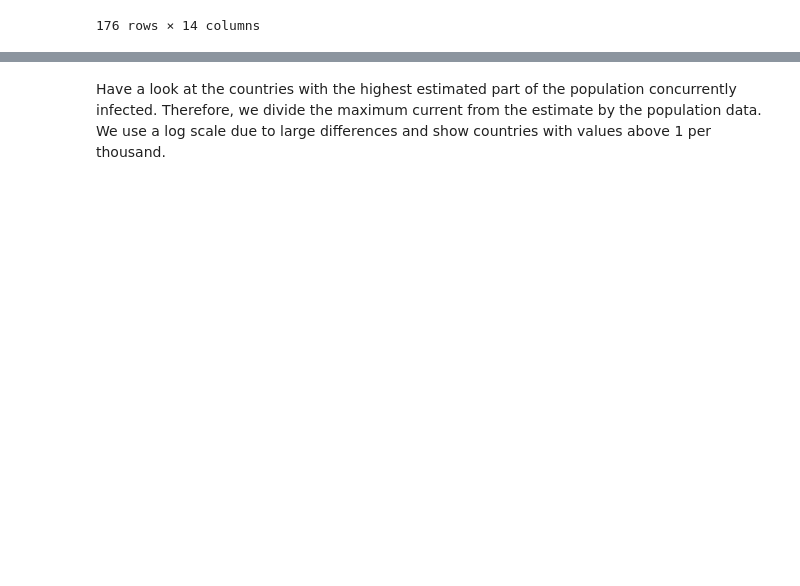
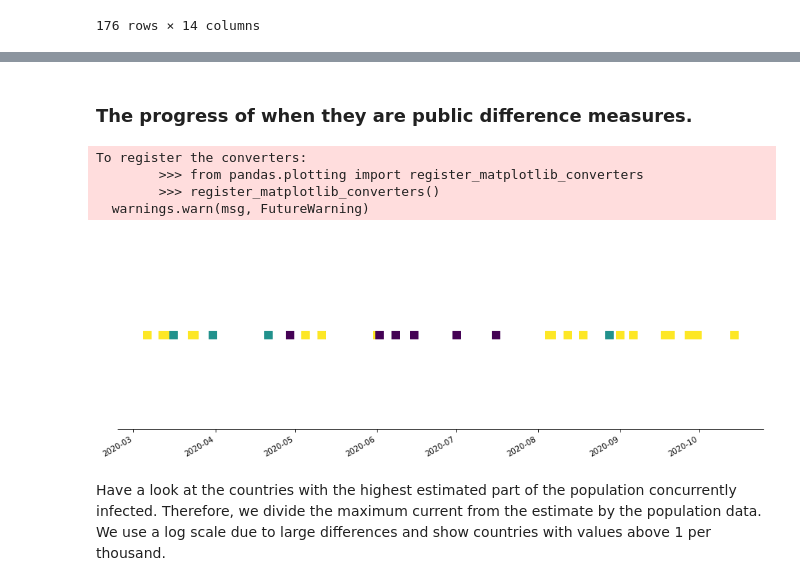
Before and after one commit to MarkRichers/Corona-IBM-Research-, a Jupyter notebook: Measure Modeling + XGBoost Corona. .ipynb, the cells around one changed output, grey strips where cells are left out. Saved outputs shown, nothing was run; the diff lists cells and outputs as text; code cells hidden in the pictures; blank space fills up the shorter version.

```diff
--- a/Measure Modeling + XGBoost Corona. .ipynb
+++ b/Measure Modeling + XGBoost Corona. .ipynb
@@ -48,0 +89,6 @@ df_prog
+# %%
+###1.2
+df = dfs[(dfs["DATE_IMPLEMENTED"] > '2020-01-01')]
+
+df.info()
+# filtered_df=df.loc[mask]
@@ -48,0 +147,6 @@ df_prog
+# %%
+###1.5
+df["MEASURE"] = df["MEASURE"].str.lower()
+measure_counts = df["MEASURE"].value_counts()
+
+print("There are", len(df["MEASURE"].unique()), "unique measures.")
@@ -48,0 +159,7 @@ df_prog
+# %%
+###1.6
+country_groups = df.groupby("COUNTRY")
+measures_per_country = country_groups["MEASURE"].value_counts()
+
+print("The Netherlands implemented the following amount of measures:")
+country_groups.get_group("Netherlands")[["LOG_TYPE", "MEASURE","COMMENTS"]]
@@ -49,2 +213,42 @@ df_prog
+# %% [markdown]
+### The progress of when they are public difference measures.
+# %%
+#### 1.9
+def calculate_types(group):
+  row_count = group.shape[0]
+  measure_type = []
+  for i in range(row_count):
+    if group["LOG_TYPE"].iloc[i] == "Phase-out measure":
+      val = 0
+    else:
+      if group["IS_EXTENSION"].iloc[i]:
+        val = 1
+      else:
+        val = 2
+    measure_type.append(val)
+  return measure_type
+
+def show_timeline(group):
+  row_count = group.shape[0]
+  measure_type = calculate_types(group)
+
+  fig, ax = plt.subplots(figsize=(15,5))
+  ax.scatter(group["DATE_IMPLEMENTED"], [1]*len(group["DATE_IMPLEMENTED"]), c=measure_type, marker='s', s=100)
+  fig.autofmt_xdate()
+  ax.yaxis.set_visible(False)
+  ax.spines['right'].set_visible(False)
+  ax.spines['left'].set_visible(False)
+  ax.spines['top'].set_visible(False)
+  ax.xaxis.set_ticks_position('bottom')
+  plt.show()
+
+nl_group = country_groups.get_group("Netherlands")
+show_timeline(nl_group)
+# %% [output]
+To register the converters:
+        >>> from pandas.plotting import register_matplotlib_converters
+        >>> register_matplotlib_converters()
+  warnings.warn(msg, FutureWarning)
+[figure, added]
 # %% [markdown]
 Have a look at the countries with the highest estimated part of the population concurrently infected. Therefore, we divide the maximum current from the estimate by the population data. We use a log scale due to large differences and show countries with values above 1 per thousand.
```
Also changed, not shown: parts of 31 cells of this notebook, 18 other files.
